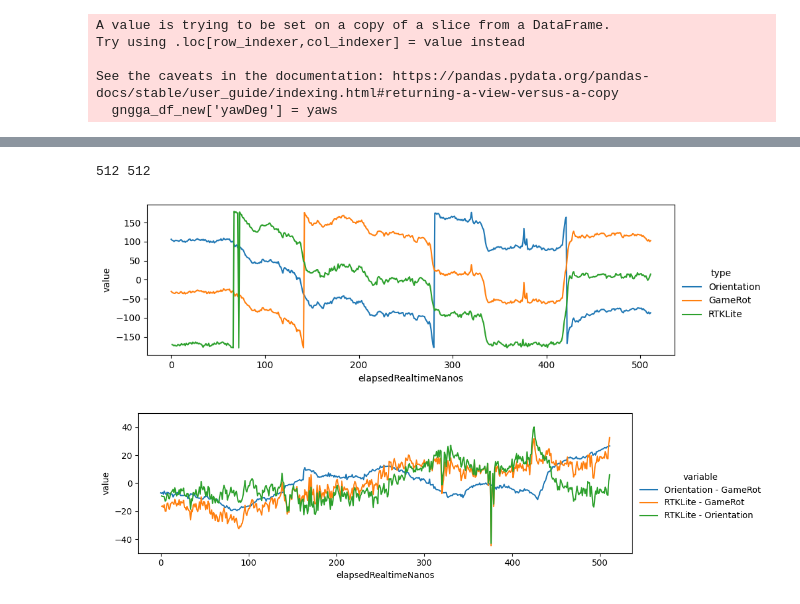
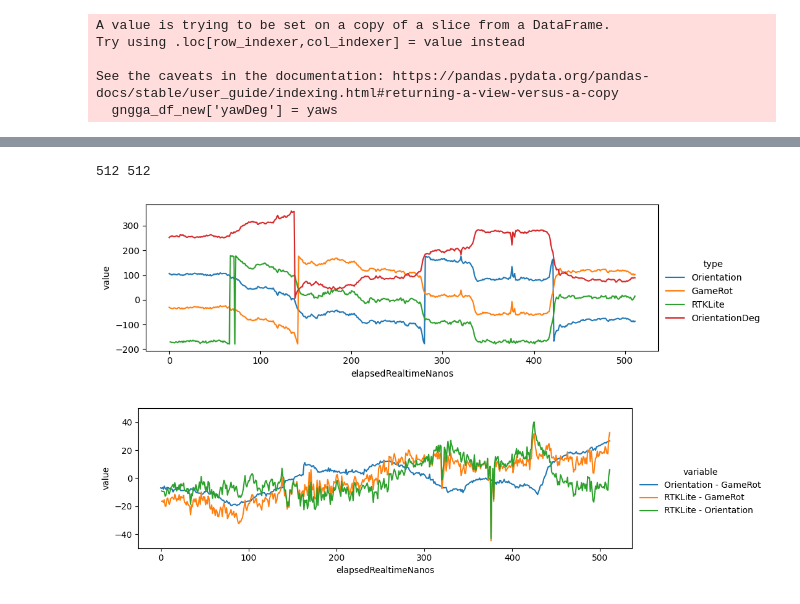
Before and after one commit to XinNoil/IGRProcess, a Jupyter notebook: plots/plot_ori.ipynb, the cells around one changed output, grey strips where cells are left out. Saved outputs shown, nothing was run; the diff lists cells and outputs as text; code cells hidden in the pictures.

```diff
--- a/plots/plot_ori.ipynb
+++ b/plots/plot_ori.ipynb
@@ -12,24 +12,24 @@ import numpy as np
 # allsenorfile = '../IGRData/IGR230510/origin/Mate30_2/23.05.06-12_26_08.csv'
 # h5file = '../IGRProcessed/Mate30_2/23_05_06_12_26_04/data.h5'
 
-allsenorfile = '../IGRData/IGR230510/origin/Mate30_2/23.05.06-12_36_46.csv'
 h5file = '../IGRProcessed/Mate30_2/23_05_06_12_36_43/data.h5'
-
-convert_AllSenosr_log(allsenorfile, '../Output/plot_yaw')
-rot_df = pd.read_csv('../Output/plot_yaw/Rot.csv')
-game_df = pd.read_csv('../Output/plot_yaw/GameRot.csv')
+rot_df = pd.read_csv('../IGRData/IGR230510/processed/Mate30_2/23_05_06_12_36_43/Rot.csv')
+game_df = pd.read_csv('../IGRData/IGR230510/processed/Mate30_2/23_05_06_12_36_43/GameRot.csv')
 
 store = pd.HDFStore(h5file, mode='r')
 gngga_df = store.get('gngga')
 acc_df = store.get('acc')
+ori_deg_df = store.get('ori')
 store.close()
 gngga_df[['timestamp', 'elapsedRealtimeNanos']] = acc_df[['timestamp', 'elapsedRealtimeNanos']]
 
-start_ela = np.max([gngga_df.iloc[0]['elapsedRealtimeNanos'], game_df.iloc[0]['elapsedRealtimeNanos'], rot_df.iloc[0]['elapsedRealtimeNanos']])
-end_ela = np.min([gngga_df.iloc[-1]['elapsedRealtimeNanos'], game_df.iloc[-1]['elapsedRealtimeNanos'], rot_df.iloc[-1]['elapsedRealtimeNanos']])
+start_ela = np.max([gngga_df.iloc[0]['elapsedRealtimeNanos'], game_df.iloc[0]['elapsedRealtimeNanos'], rot_df.iloc[0]['elapsedRealtimeNanos'], ori_deg_df.iloc[0]['elapsedRealtimeNanos']])
+end_ela = np.min([gngga_df.iloc[-1]['elapsedRealtimeNanos'], game_df.iloc[-1]['elapsedRealtimeNanos'], rot_df.iloc[-1]['elapsedRealtimeNanos'], ori_deg_df.iloc[-1]['elapsedRealtimeNanos']])
 
 rot_df['elapsedRealtimeNanos'] = (rot_df['elapsedRealtimeNanos']-start_ela)/1e9
 game_df['elapsedRealtimeNanos'] = (game_df['elapsedRealtimeNanos']-start_ela)/1e9
 gngga_df['elapsedRealtimeNanos'] = (gngga_df['elapsedRealtimeNanos']-start_ela)/1e9
+ori_deg_df['elapsedRealtimeNanos'] = (ori_deg_df['elapsedRealtimeNanos']-start_ela)/1e9
+acc_df['elapsedRealtimeNanos'] = (acc_df['elapsedRealtimeNanos']-start_ela)/1e9
 end_ela = (end_ela - start_ela)/1e9
 start_ela = 0
@@ -81,12 +108,19 @@ def interpolate(df, start_ela, end_ela):
     df = df.reindex(union_index).interpolate('index')
     df = df.reindex(desired_index)
     return df
+
 rot_df.set_index('elapsedRealtimeNanos', inplace=True)
 game_df.set_index('elapsedRealtimeNanos', inplace=True)
 gngga_df_new.set_index('elapsedRealtimeNanos', inplace=True)
+ori_deg_df.set_index('elapsedRealtimeNanos', inplace=True)
+acc_df.set_index('elapsedRealtimeNanos', inplace=True)
 rot_df = interpolate(rot_df, start_ela, end_ela)
 game_df = interpolate(game_df, start_ela, end_ela)
 gngga_df_new = interpolate(gngga_df_new, start_ela, end_ela)
+ori_deg_df = interpolate(ori_deg_df, start_ela, end_ela)
+acc_df = interpolate(acc_df, start_ela, end_ela)
 rot_df.reset_index(inplace=True)
 game_df.reset_index(inplace=True)
 gngga_df_new.reset_index(inplace=True)
+ori_deg_df.reset_index(inplace=True)
+acc_df.reset_index(inplace=True)
@@ -93,24 +165,26 @@ gngga_df_new.reset_index(inplace=True)
 # %%
 print(len(rot_df), len(game_df))
 rot_df['type'] = 'Orientation'
 game_df['type'] = 'GameRot'
 gngga_df_new['type'] = 'RTKLite'
+ori_deg_df['type'] = 'OrientationDeg'
 
 rot_melt_df = pd.melt(rot_df[['elapsedRealtimeNanos', 'type', 'yawDeg']], id_vars=['elapsedRealtimeNanos', 'type'], value_vars=['yawDeg'])
 game_melt_df = pd.melt(game_df[['elapsedRealtimeNanos', 'type', 'yawDeg']], id_vars=['elapsedRealtimeNanos', 'type'], value_vars=['yawDeg'])
 gngga_melt_df = pd.melt(gngga_df_new[['elapsedRealtimeNanos', 'type', 'yawDeg']], id_vars=['elapsedRealtimeNanos', 'type'], value_vars=['yawDeg'])
+ori_deg_melt_df = pd.melt(ori_deg_df[['elapsedRealtimeNanos', 'type', 'yawDeg']], id_vars=['elapsedRealtimeNanos', 'type'], value_vars=['yawDeg'])
 # gngga_melt_df['elapsedRealtimeNanos'] = gngga_melt_df['elapsedRealtimeNanos']+15
 # gngga_melt_df.loc[gngga_melt_df['value']>0, 'value'] = - 360 + gngga_melt_df[gngga_melt_df['value']>0]['value']
-df = pd.concat((rot_melt_df, game_melt_df, gngga_melt_df))
+df = pd.concat((rot_melt_df, game_melt_df, gngga_melt_df, ori_deg_melt_df))
 df.columns
 
 g = sns.FacetGrid(df, hue='type', despine=False, aspect=3)
 g.map(sns.lineplot, "elapsedRealtimeNanos", "value")
 g.add_legend()
 plt.show()
 # %% [output]
 512 512
-[figure, old version]
+[figure, new version]
 # %%
 from scipy import signal
 
```
Also changed, not shown: parts of 3 cells of this notebook, 59 other files.
